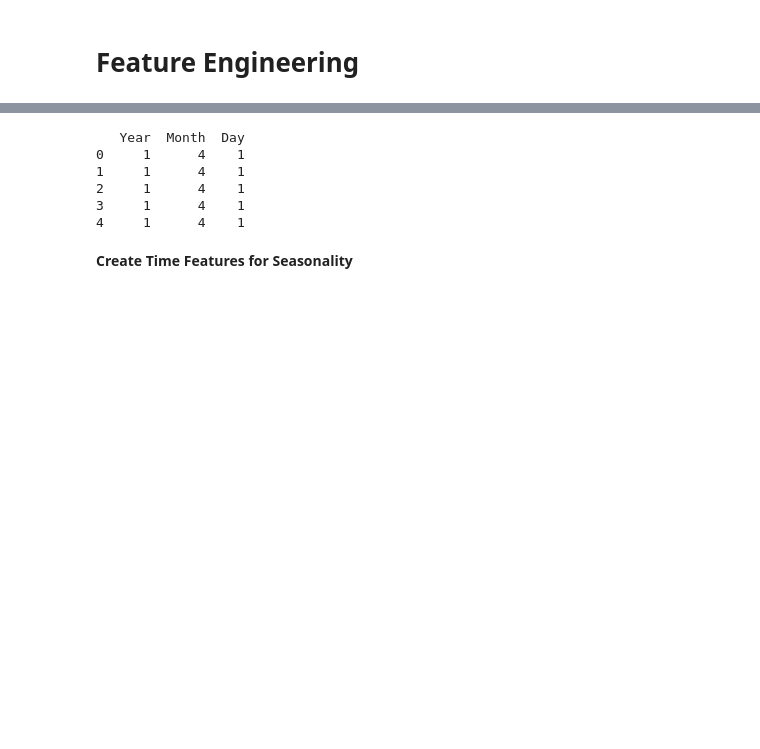
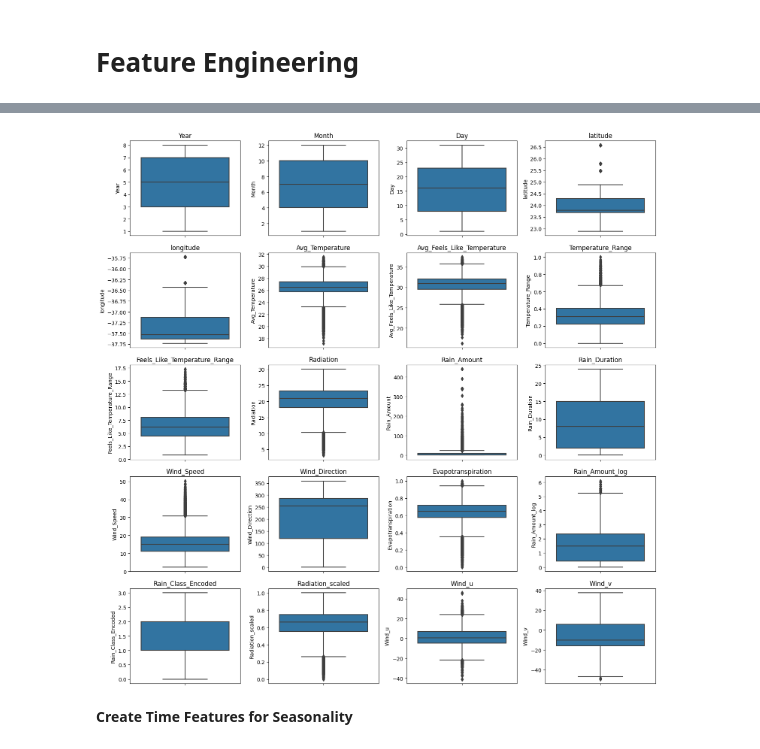
Before and after one commit to thisaraniNJ/Data_Crunch_001, a Jupyter notebook: data-crunch-rnn.ipynb, the cells around one changed output, grey strips where cells are left out. Cells and saved outputs as stored; diff of their text form; code cells hidden in the pictures; blank space fills up the shorter version.

```diff
--- a/data-crunch-rnn.ipynb
+++ b/data-crunch-rnn.ipynb
@@ -176,15 +188,26 @@ data.drop(columns=['Wind_Direction_rad'], inplace=True)
 to_scale = ['Temperature_Range', 'Evapotranspiration']
 scaler = MinMaxScaler()
 data[to_scale] = scaler.fit_transform(data[to_scale])
-# %%
-print(data[['Year', 'Month', 'Day']].head())
-# %% [output]
-   Year  Month  Day
-0     1      4    1
-1     1      4    1
-2     1      4    1
-3     1      4    1
-4     1      4    1
+# %%
+import math
+
+# Detect numeric columns (both int64 and float64)
+numeric_cols = data.select_dtypes(include=['int64', 'float64']).columns
+
+# Dynamically compute rows and columns
+num_cols = len(numeric_cols)
+rows = math.ceil(num_cols / 4)  # 4 columns per row
+
+plt.figure(figsize=(15, rows * 3))  # Adjust height dynamically
+for i, col in enumerate(numeric_cols, 1):
+    plt.subplot(rows, 4, i)
+    sns.boxplot(y=data[col])
+    plt.title(col)
+
+plt.tight_layout()
+plt.show()
+# %% [output]
+[figure, added]
 # %% [markdown]
 **Create Time Features for Seasonality**
 # %%
```
Also changed, not shown: parts of 5 cells of this notebook.
